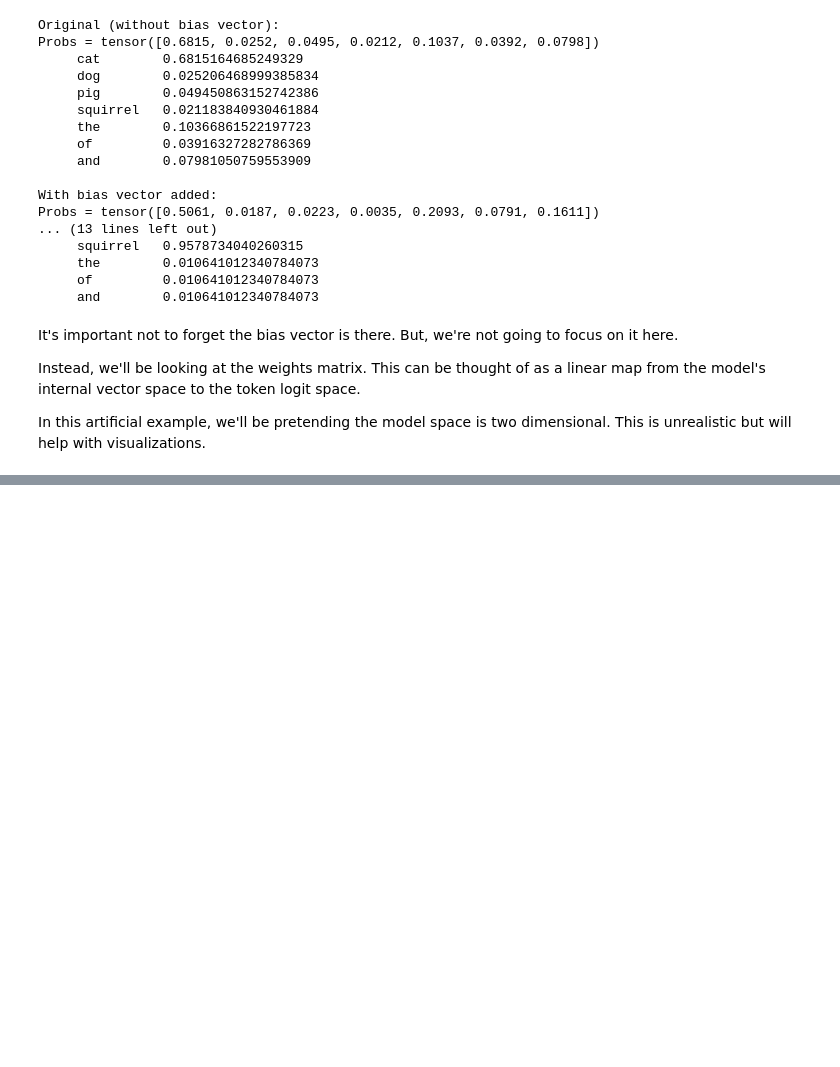
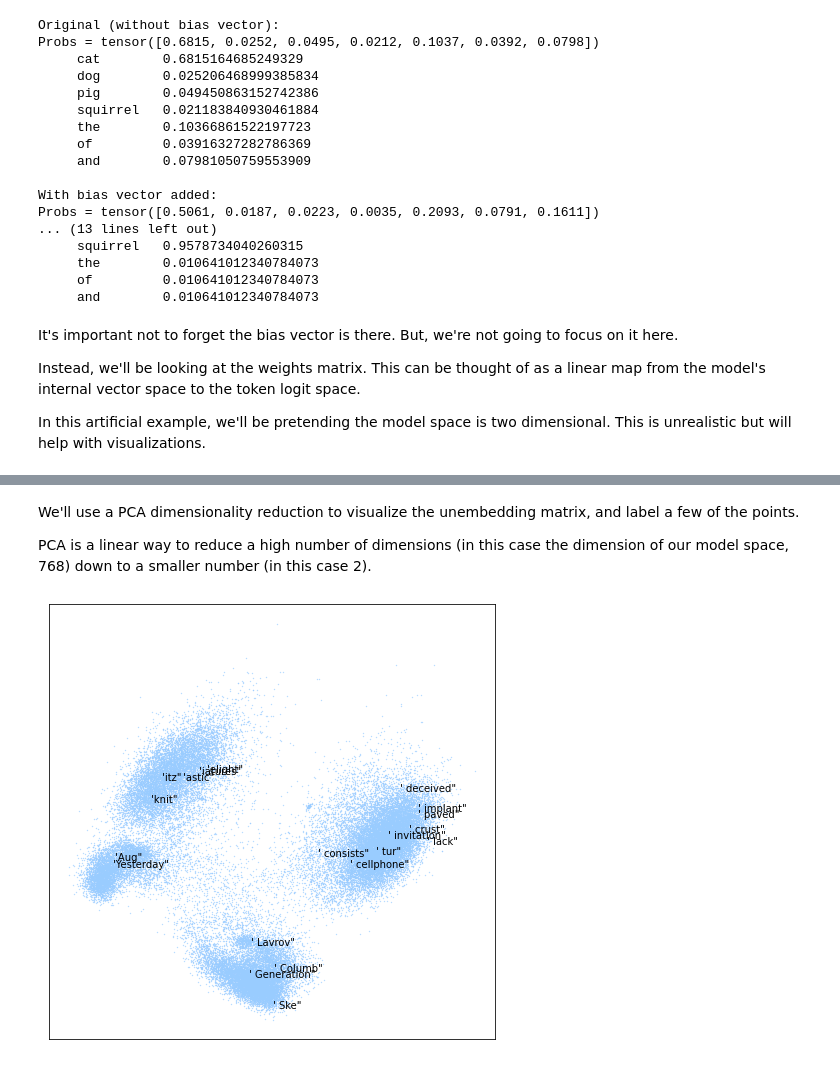
Before and after one commit to edkins/interp-ausp, a Jupyter notebook: introduction.ipynb, the cells around one changed output, grey strips where cells are left out. Saved outputs shown, nothing was run; the diff lists cells and outputs as text; code cells hidden in the pictures; blank space fills up the shorter version.

```diff
--- a/introduction.ipynb
+++ b/introduction.ipynb
@@ -154,0 +208,27 @@ torch.Size([2, 7])
+# %%
+import torch
+from easy_transformer import EasyTransformer
+
+#device = 'cuda' if torch.cuda.is_available() else 'cpu'
+device = 'cpu'
+print(f"Using {device} device")
+torch.set_grad_enabled(False)
+
+model = EasyTransformer.from_pretrained('gpt2').to(device)
+
+# Convenience function for decoding token
+decode = model.tokenizer.decode
+
+# Convenience function for encoding token
+def encode(t):
+    global model
+    result = model.tokenizer.encode(t)
+    if len(result) != 1:
+        raise Exception(f"Not a single token: {t}")
+    return result[0]
+
+unembed = model.unembed.W_U.data
+d_M = model.cfg.d_model
+d_V = model.cfg.d_vocab
+
+print(unembed.shape, d_M, d_V)
@@ -154,0 +243,23 @@ torch.Size([2, 7])
+# %% [markdown]
+We'll use a PCA dimensionality reduction to visualize the unembedding matrix, and label a few of the points.
+
+PCA is a linear way to reduce a high number of dimensions (in this case the dimension of our model space, 768) down to a smaller number (in this case 2).
+# %%
+from sklearn.decomposition import PCA
+plt.rcParams['figure.figsize'] = [8, 8]
+
+# The unembedding matrix is transposed because we need to turn the column vectors into rows
+xy = PCA(n_components=2).fit_transform(unembed.T)
+fig,ax = plt.subplots(1,1)
+ax.scatter(xy[:,0], xy[:,1], s=0.1, color=(0.6, 0.8, 1))
+
+
+import random
+random.seed(12344)
+tokens = random.sample(range(d_V), k=20)
+for t in tokens:
+    ax.text(xy[t,0], xy[t,1], "'" + decode(t) + '"')
+ax.get_xaxis().set_visible(False)
+ax.get_yaxis().set_visible(False)
+# %% [output]
+[figure, added]
```
Also changed, not shown: parts of 16 cells of this notebook, 1 other file.
